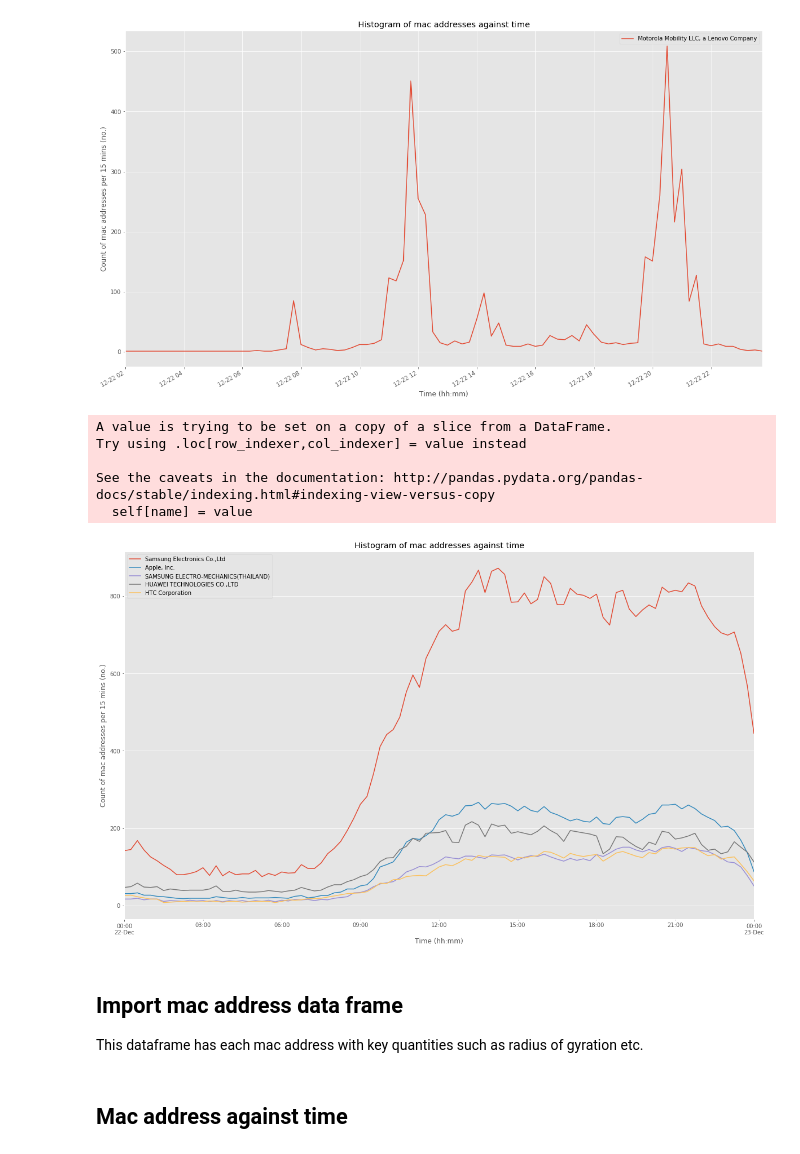
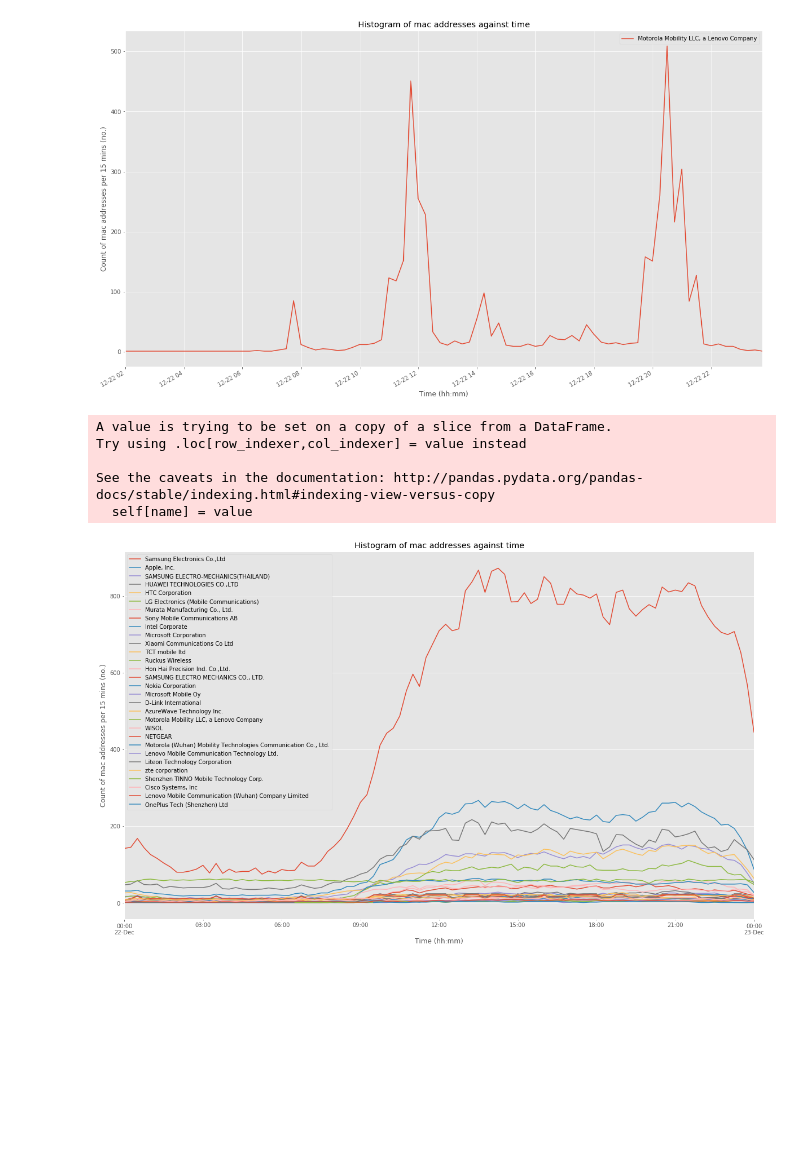
Before and after one commit to Beaulieu318/msci-complexity-project, a Jupyter notebook: msci/analysis/mac_address_analysis.ipynb, the cells around one changed output. Cells and saved outputs as stored; diff of their text form; code cells hidden in the pictures; blank space fills up the shorter version.

Commit message:
add jupyter notebook histogram time plot and convert mac_address_analysis to use the utils

```diff
--- a/msci/analysis/mac_address_analysis.ipynb
+++ b/msci/analysis/mac_address_analysis.ipynb
@@ -29,0 +23,2 @@ mac_address_cross_reference_df = pd.read_csv('../data/mac_address_cross_referenc
+# %%
+signal_df = utils.import_signals('Mall of Mauritius')
@@ -30,7 +27,2 @@ mac_address_cross_reference_df = pd.read_csv('../data/mac_address_cross_referenc
 # %% [markdown]
 ## Add manufacturer to signal_df
-# %%
-signal_df['mac_address_short'] = signal_df.mac_address.str.replace(':', '').str.upper().str[:6]
-signal_df = signal_df.merge(mac_address_cross_reference_df, how='left', left_on='mac_address_short', right_on='Assignment')
-signal_df.drop(['Registry', 'Assignment', 'Organization Address'], inplace=True, axis=1)
-signal_df.rename(columns={'Organization Name': 'manufacturer'}, inplace=True)
@@ -43,2 +29,4 @@ See the caveats in the documentation: http://pandas.pydata.org/pandas-docs/stabl
+# %%
+signal_df['manufacturer'] = utils.add_device_type_signal(signal_df)
 # %% [markdown]
 ## Manufacturer Analysis
@@ -146,18 +99,9 @@ See the caveats in the documentation: http://pandas.pydata.org/pandas-docs/stabl
 minute_resolution = '15'
 
 fig, axes = plt.subplots(nrows=1, ncols=1, figsize=(20, 12))
-
 company = 'Motorola Mobility LLC, a Lenovo Company'
-
 company_signal_df = signal_df[signal_df.manufacturer == company]
-company_signal_df.date_time = company_signal_df.date_time.dt.round(minute_resolution + 'min')
-company_signal_time_df = company_signal_df.groupby('date_time').mac_address.nunique().to_frame()
-company_signal_time_df.rename(columns={'mac_address': company}, inplace=True)
-
-ax = company_signal_time_df.plot(ax=axes)
-ax.set_title('Histogram of mac addresses against time')
-ax.set_xlabel('Time (hh:mm)')
-ax.set_ylabel('Count of mac addresses per {} mins (no.)'.format(minute_resolution));
+plot.plot_histogram_jn(company_signal_df, axes=axes, label=company)
 # %% [output]
 A value is trying to be set on a copy of a slice from a DataFrame.
 Try using .loc[row_indexer,col_indexer] = value instead
@@ -168,28 +112,15 @@ See the caveats in the documentation: http://pandas.pydata.org/pandas-docs/stabl
 # %%
 signal_clean_df = remove_sparse_data(signal_df, 100)
 # %%
-minute_resolution = '15'
-
 fig, axes = plt.subplots(nrows=1, ncols=1, figsize=(20, 12))
 
-for company in signal_clean_df.groupby('mac_address').head(1).manufacturer.value_counts()[:5].index:
-    company_signal_df = signal_clean_df[signal_df.manufacturer == company]
-    company_signal_df.date_time = company_signal_df.date_time.dt.round(minute_resolution + 'min')
-    company_signal_time_df = company_signal_df.groupby('date_time').mac_address.nunique().to_frame()
-    company_signal_time_df.rename(columns={'mac_address': company}, inplace=True)
-
-    ax = company_signal_time_df.plot(ax=axes)
-    ax.set_title('Histogram of mac addresses against time')
-    ax.set_xlabel('Time (hh:mm)')
-    ax.set_ylabel('Count of mac addresses per {} mins (no.)'.format(minute_resolution));
+for company in signal_clean_df.groupby('mac_address').head(1).manufacturer.value_counts()[:30].index:
+    company_signal_df = signal_clean_df[signal_clean_df.manufacturer == company]
+    plot.plot_histogram_jn(company_signal_df, axes=axes, label=company)
 # %% [output]
 A value is trying to be set on a copy of a slice from a DataFrame.
 Try using .loc[row_indexer,col_indexer] = value instead
 
 See the caveats in the documentation: http://pandas.pydata.org/pandas-docs/stable/indexing.html#indexing-view-versus-copy
   self[name] = value
-[figure, old version]
+[figure, new version]
-# %% [markdown]
-## Import mac address data frame
-
-This dataframe has each mac address with key quantities such as radius of gyration etc.
@@ -203,2 +126,0 @@ signal_clean_df = signal_clean_df[signal_clean_df.mac_address.isin(good_mac_addr
-# %% [markdown]
-## Mac address against time
```
Also changed, not shown: parts of 13 cells of this notebook, 1 other file.
